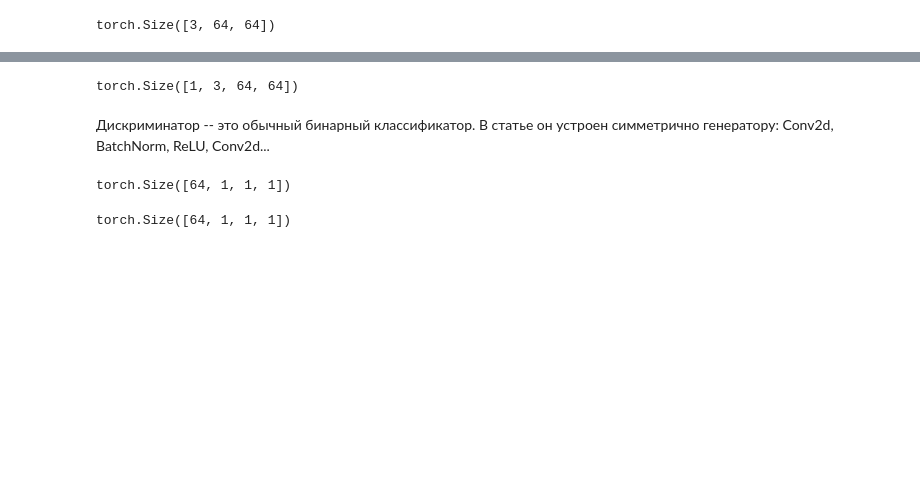
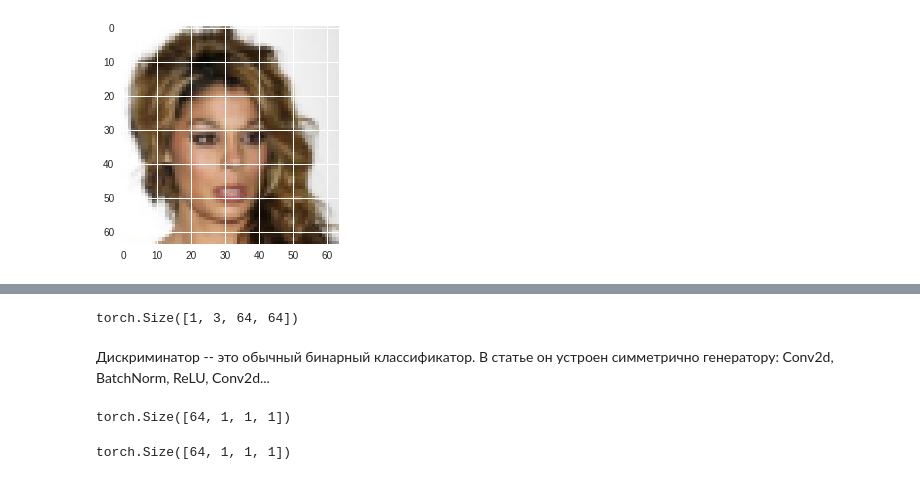
Before and after one commit to Neafiol/Tinkoff, a Jupyter notebook: GAN/gans.ipynb, the cells around one changed output, grey strips where cells are left out. Drawn from its saved outputs; the diff is of its cells as text; code cells hidden in the pictures; blank space fills up the shorter version.

```diff
--- a/GAN/gans.ipynb
+++ b/GAN/gans.ipynb
@@ -82,7 +44,12 @@ transform=transforms.Compose([
 dataset = datasets.CelebA('data', download=True, transform=transform)
 
 loader = torch.utils.data.DataLoader(dataset, batch_size=batch_size, shuffle=True)
+# %%
+def show_image(img):
+    img=(img.cpu().data.numpy().transpose(1, 2, 0)+1)/2
+    plt.imshow(img)
+    plt.show()
 # %%
-dataset[5][0].shape
+show_image(dataset[5][0])
 # %% [output]
-torch.Size([3, 64, 64])
+[figure, added]
```
Also changed, not shown: parts of 18 cells of this notebook.
